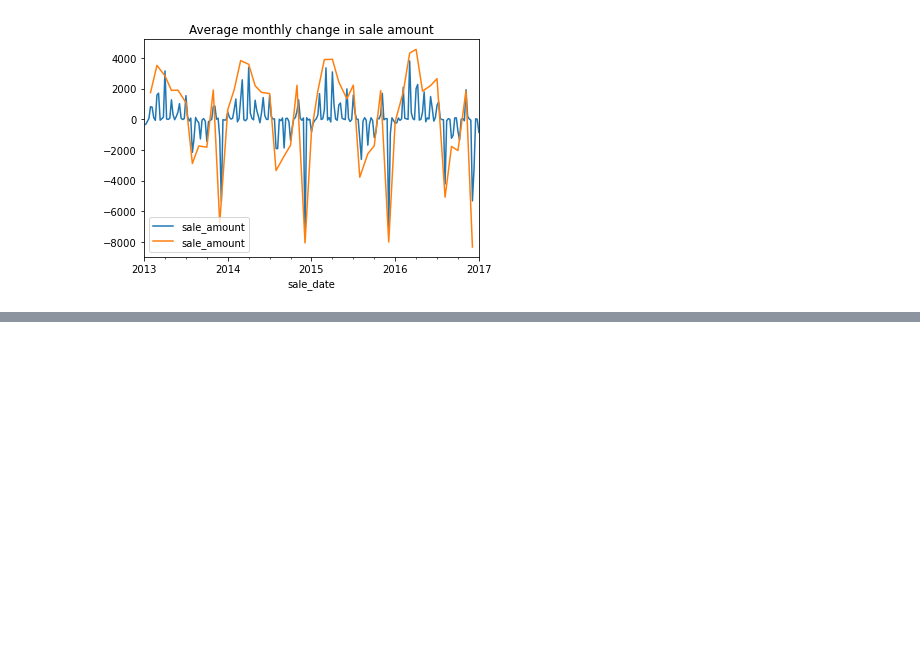
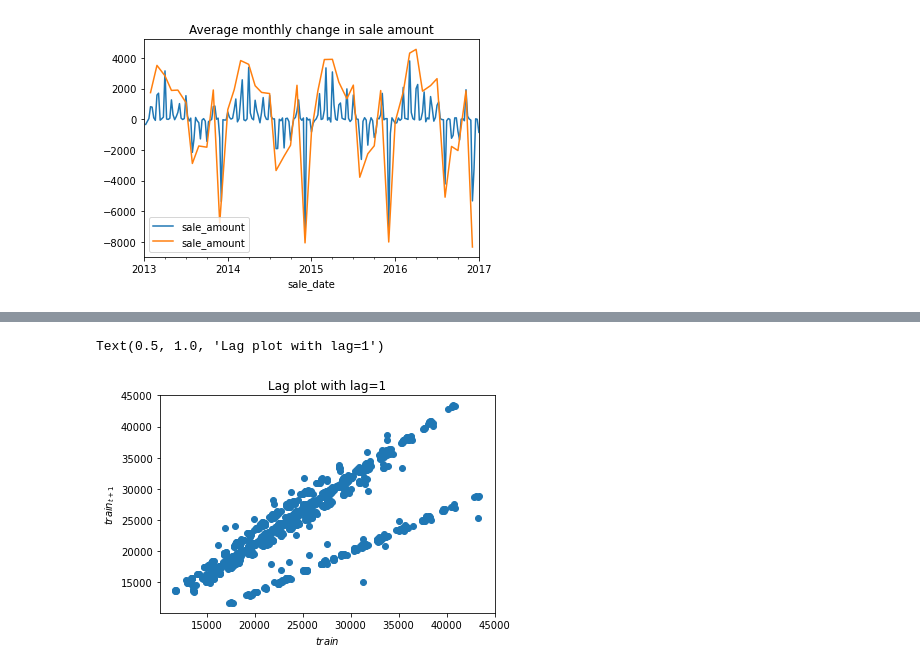
Before and after one commit to JacobPaxton/time-series-exercises, a Jupyter notebook: explore.ipynb, the cells around one changed output, grey strips where cells are left out. Drawn from its saved outputs; the diff is of its cells as text; code cells hidden in the pictures; blank space fills up the shorter version.

```diff
--- a/explore.ipynb
+++ b/explore.ipynb
@@ -135,0 +141,8 @@ train.resample('M').mean().diff().plot(ax=ax, title='Average monthly change in s
+# %%
+plt.scatter(train, train.shift(-1))
+plt.xlabel('$train$')
+plt.ylabel('$train_{t + 1}$')
+plt.title('Lag plot with lag=1')
+# %% [output]
+Text(0.5, 1.0, 'Lag plot with lag=1')
+[figure, added]
```
Also changed, not shown: parts of 29 cells of this notebook.
